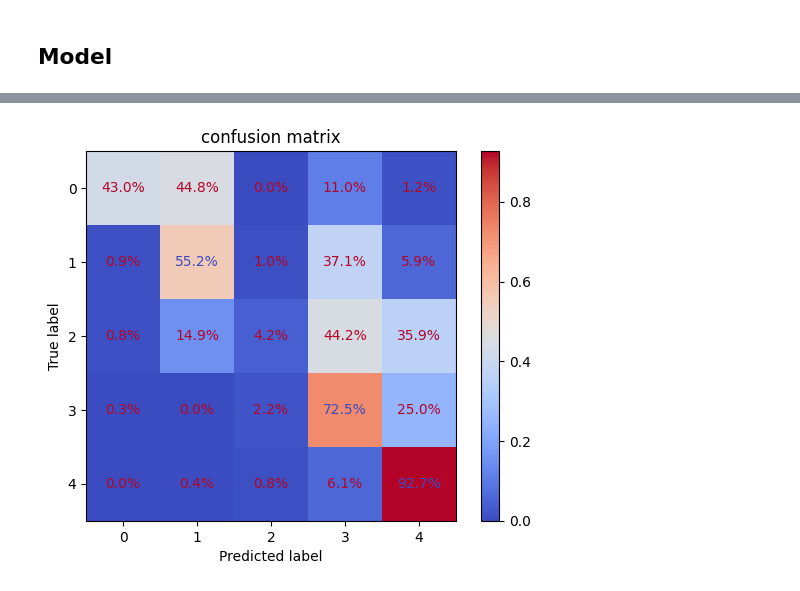
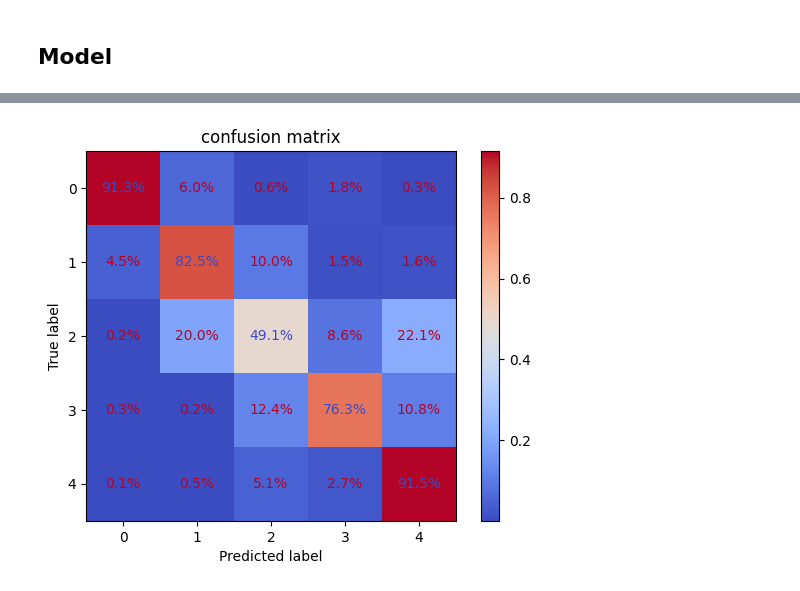
Before and after one commit to Sorci3/Reconnaissance_de_diamant, a Jupyter notebook: main.ipynb, the cells around one changed output, grey strips where cells are left out. Saved outputs shown, nothing was run; the diff lists cells and outputs as text; code cells hidden in the pictures.

Commit message:
training corrigé / nouvelles features

```diff
--- a/main.ipynb
+++ b/main.ipynb
@@ -99,0 +103,26 @@ print(df.head())
+# %%
+# --- DEBUT DU FEATURE ENGINEERING ---
+
+# 1. Interactions Table / Depth (CRUCIAL pour prédire le "Cut")
+# La qualité de la coupe dépend physiquement du ratio entre la table et la profondeur.
+# Ces deux colonnes seules sont difficiles à interpréter pour le réseau,
+# mais leur différence ou leur ratio est très parlant.
+df['table_depth_diff'] = df['table'] - df['depth']
+df['table_depth_ratio'] = df['table'] / df['depth']
+
+# 2. Le Volume (Si x, y, z sont des INPUTS)
+# ATTENTION : Si vous utilisez x, y, z comme cibles (outputs) pour la régression,
+# NE METTEZ PAS cette ligne (sinon c'est de la triche/data leakage).
+# Si x, y, z sont des entrées pour prédire le "Cut", alors gardez-la :
+if 'x' in df.columns and 'y' in df.columns and 'z' in df.columns:
+    df['volume'] = df['x'] * df['y'] * df['z']
+    # On remplace les volumes nuls (erreurs de saisie) par une petite valeur
+    df['volume'] = df['volume'].replace(0, 0.01)
+
+# 3. Ratio Dimensions (L/W ratio)
+# Un diamant rond doit avoir un ratio longueur/largeur proche de 1.
+# S'il est ovale, le "Cut" est moins bon.
+# On ajoute une petite valeur (1e-9) pour éviter la division par zéro
+df['length_width_ratio'] = df['x'] / (df['y'] + 1e-9)
+
+# --- FIN DU FEATURE ENGINEERING ---
@@ -164,7 +202,7 @@ model = tf.keras.Sequential([
 ])
 # %%
 model.compile(
-    optimizer = tf.keras.optimizers.Adam(learning_rate=0.0012),
+    optimizer = tf.keras.optimizers.Adam(learning_rate=0.01),
     loss = "sparse_categorical_crossentropy",
     metrics=["accuracy"]
 )
@@ -202,10 +236,17 @@ poids = class_weight.compute_class_weight(
 
 poids_dict = dict(zip(classes_uniques, poids))
 
-early_stopping = EarlyStopping(monitor="val_loss", patience=5, restore_best_weights=True)
+early_stopping = EarlyStopping(monitor="val_loss", patience=10, restore_best_weights=True)
+lr_scheduler = ReduceLROnPlateau(
+    monitor='val_loss',
+    factor=0.5,              # On divise le LR par 2 si ça stagne (ex: 0.001 -> 0.0005)
+    patience=2,              # On attend 2 epochs sans amélioration avant de réduire
+    min_lr=1e-6,             # On ne descend pas en dessous de ce seuil
+    verbose=1                # Affiche un message quand le LR change
+)
 
-history = model.fit(X_train, y_train, epochs=50, batch_size=32, validation_data=(X_test, y_test),callbacks=[early_stopping], verbose = 1, class_weight=poids_dict)
-test_loss, test_acc = model.evaluate(X_test, y_test)
+history = model.fit(X_train_scaled, y_train, epochs=50, batch_size=32, validation_data=(X_test_scaled, y_test),callbacks=[early_stopping,lr_scheduler], verbose = 1, class_weight=poids_dict)
+test_loss, test_acc = model.evaluate(X_test_scaled, y_test)
 print(f"Accuracy : {test_acc:2f}")
 # %% [output]
 Epoch 1/50
@@ -228,5 +269,5 @@ Accuracy : 0.629218
 # %%
-y_pred_probs = model.predict(X_test)
+y_pred_probs = model.predict(X_test_scaled)
 y_pred_classes = np.argmax(y_pred_probs, axis=1)
 cm = confusion_matrix(y_test, y_pred_classes, normalize='true')
 disp = ConfusionMatrixDisplay(confusion_matrix=cm)
@@ -242 +283 @@ plt.show()
-[figure, old version]
+[figure, new version]
```
Also changed, not shown: parts of 7 cells of this notebook, 1 other file.
